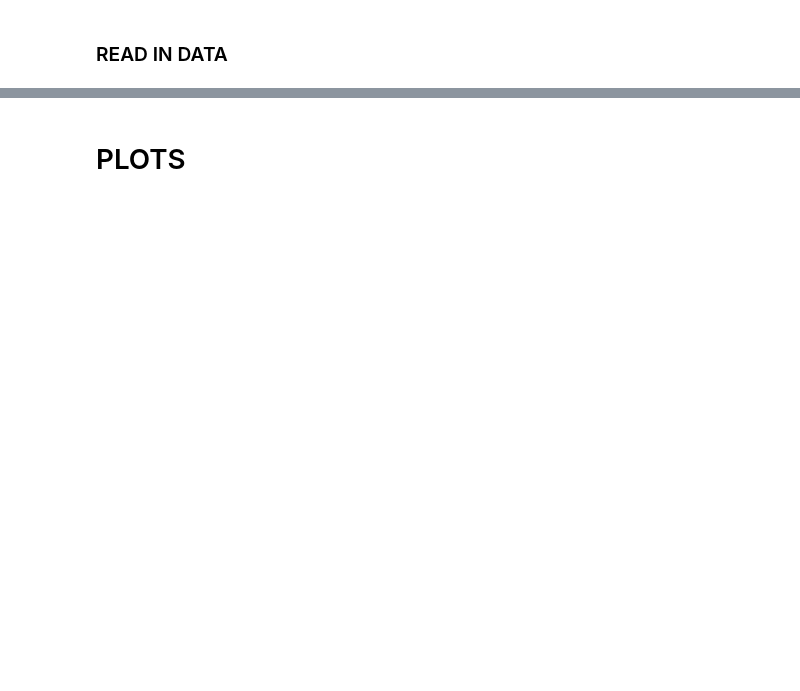
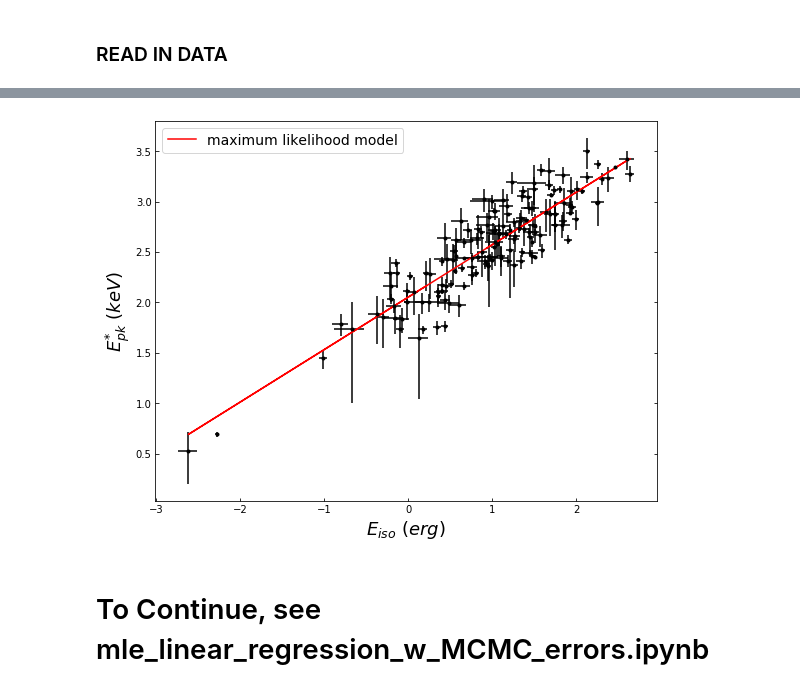
Before and after one commit to mtbk24/Research, a Jupyter notebook: MLE/mle_linear_regression.ipynb, the cells around one changed output, grey strips where cells are left out. Saved outputs shown, nothing was run; the diff lists cells and outputs as text; code cells hidden in the pictures; blank space fills up the shorter version.

```diff
--- a/MLE/mle_linear_regression.ipynb
+++ b/MLE/mle_linear_regression.ipynb
@@ -187,0 +125,9 @@ res
+# %%
+# run the calculations
+result = minimize( fun     = linear_model,       # function to minimize (linear model)
+                   x0      = np.array([1,1,1]),  # initial guess for all parameters.
+                   method  = 'L-BFGS-B',         # method of solver.
+                   args    = (xdata, ydata))     # extra arguments to pass to the function.
+                                                 # Ours are x an y values.
+
+result
@@ -188 +144,5 @@ res
+# %%
+m_ml, b_ml, s_ml = result.x  # slope, yintercept, scatter
+# %%
+line = lambda x,m,b: m * x + b
 # %% [markdown]
@@ -366,4 +149,0 @@ def LogLikelihood(parameters, x, y):
-# %%
-data  = pd.read_csv('/Users/KimiZ/GRBs2/Sample/AmatiDataSample.txt', sep=',', header=0)
-xdata = np.log10(data.eiso/(1.0E52))
-ydata = np.log10(data.epeakRest)
@@ -374,2 +149,0 @@ res = minimize(LogLikelihood, np.array([1,1]), method='L-BFGS-B', args=(xdata, y
-# %% [markdown]
-# PLOTS
@@ -385,0 +150,19 @@ coefs = model.named_steps['linear'].coef_
+# %%
+# plot data
+plt.figure(figsize=(9,7))
+plt.errorbar(x = xdata, y = ydata,
+             xerr = [xerrL, xerrU],
+             yerr = [yerrL, yerrU],
+             fmt='k.')
+# plot model
+ymodel = lambda m,x,b: m*x+b
+plt.plot(xdata, line(xdata, m_ml, b_ml), 'r-', label='maximum likelihood model')
+
+plt.ylabel('$E^{*}_{pk}$ ($keV$)', fontsize=18)
+plt.xlabel('$E_{iso}$ ($erg$)', fontsize=18)
+plt.legend(loc='best', numpoints=1, fontsize=14)
+plt.show()
+# %% [output]
+[figure, added]
+# %% [markdown]
+# To Continue, see mle_linear_regression_w_MCMC_errors.ipynb
```
Also changed, not shown: parts of 34 cells of this notebook, 6 other files.
